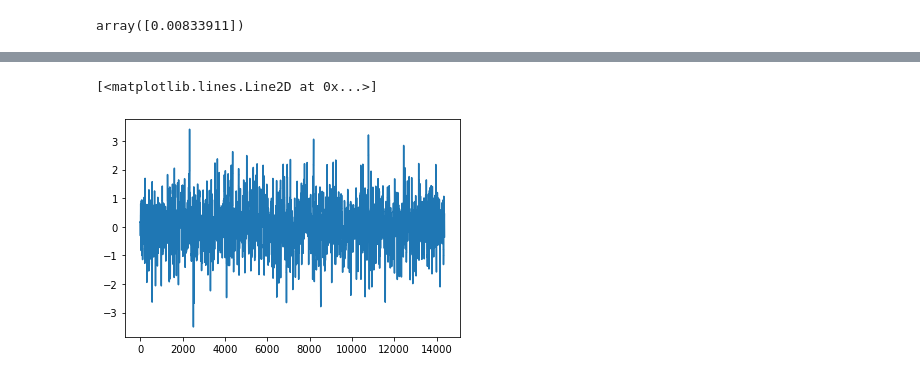
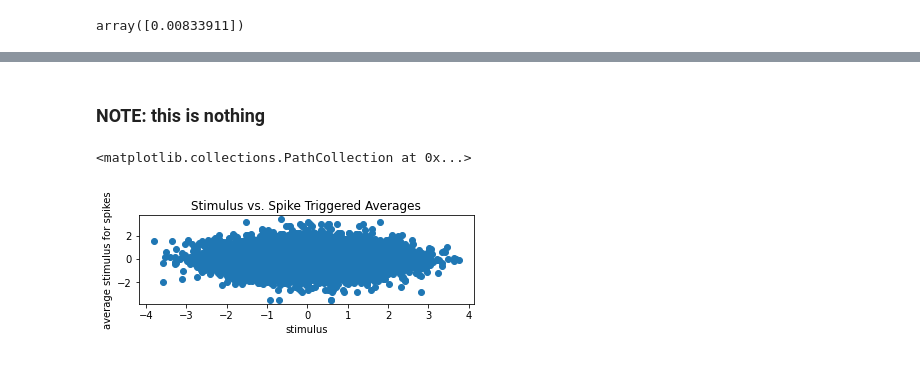
Before and after one commit to NeuroTheoryUMD/mattjac, a Jupyter notebook: sta_exercise.ipynb, the cells around one changed output, grey strips where cells are left out. Drawn from its saved outputs; the diff is of its cells as text; code cells hidden in the pictures.

```diff
--- a/sta_exercise.ipynb
+++ b/sta_exercise.ipynb
@@ -115,5 +121,13 @@ for stim_idx in range(window_size, len(stims)):
+# %% [markdown]
+### NOTE: this is nothing
 # %%
-plt.plot(stas)
+fig = plt.figure()
+fig.subplots_adjust(top=0.8)
+ax2 = fig.add_subplot(211)
+ax2.set_xlabel('stimulus')
+ax2.set_ylabel('average stimulus for spikes')
+ax2.set_title('Stimulus vs. Spike Triggered Averages')
+ax2.scatter(stims[window_size:], stas)
 # %% [output]
-[<matplotlib.lines.Line2D at 0x...>]
+<matplotlib.collections.PathCollection at 0x...>
-[figure, old version]
+[figure, new version]
```
Also changed, not shown: parts of 17 cells of this notebook.
